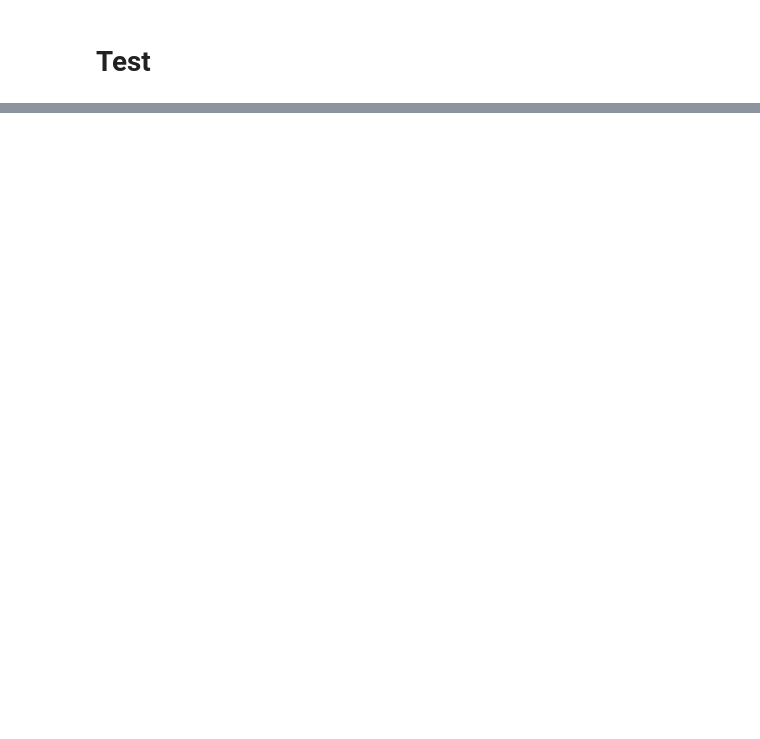
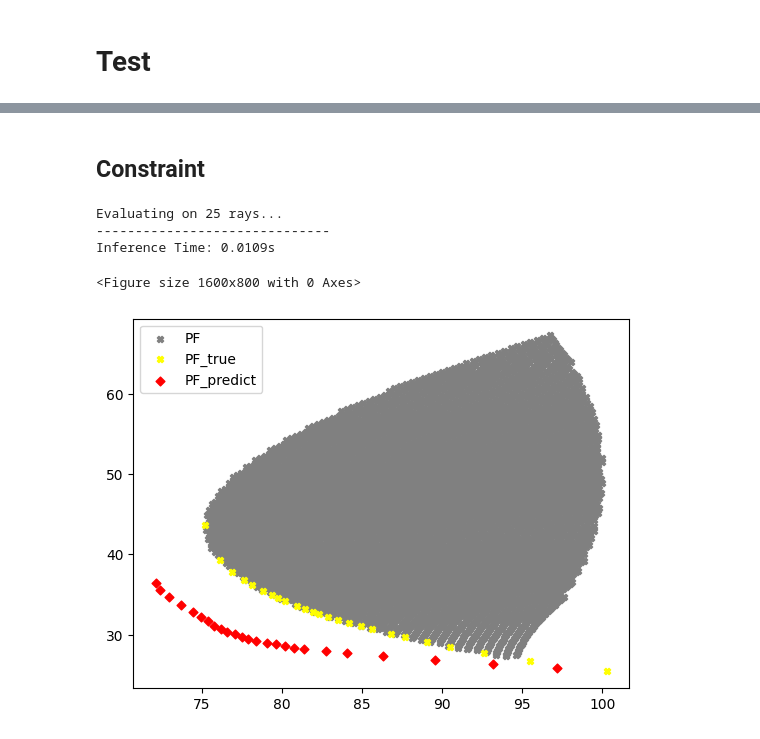
Before and after one commit to ritvien/ESP_Hypernet, a Jupyter notebook: 5_Hypernet/train_hypernet.ipynb, the cells around one changed output, grey strips where cells are left out. Cells and saved outputs as stored; diff of their text form; code cells hidden in the pictures; blank space fills up the shorter version.

Commit message:
train hypernet 2

```diff
--- a/5_Hypernet/train_hypernet.ipynb
+++ b/5_Hypernet/train_hypernet.ipynb
@@ -321,0 +435,48 @@ plot_trajectories(obs_true=np.array(pf_true),obs_predict=np.array(pf_pred),obs_p
+# %% [markdown]
+## Constraint
+# %%
+hypernet_c.eval()
+
+pf_pred = []
+tmp_err = []
+
+t1 = time.time()
+
+
+print(f"Evaluating on {len(test_rays)} rays...")
+
+for r in test_rays:
+
+
+    # --- Dự đoán với Hypernetwork ---
+    ray_t = torch.from_numpy(r).float().unsqueeze(0)
+
+    with torch.no_grad():
+        output_x = hypernet_c(ray_t).squeeze()
+
+        vals = [func(output_x).item() for func in prob.f]
+
+        obj_pred = np.array(vals)
+
+    pf_pred.append(obj_pred)
+
+#     err = np.sum(np.abs(obj_pred - y_test))
+#     tmp_err.append(err)
+
+
+t2 = time.time()
+
+pf_pred = np.array(pf_pred)
+
+print("-" * 30)
+# print(f"Mean L1 Error: {np.mean(tmp_err):.6f}")
+print(f"Inference Time: {t2-t1:.4f}s")
+# %% [output]
+Evaluating on 25 rays...
+------------------------------
+Inference Time: 0.0109s
+# %%
+plot_trajectories(obs_true=np.array(pf_true),obs_predict=np.array(pf_pred),obs_pareto_front=target_space , figsize=(16, 8))
+# %% [output]
+<Figure size 1600x800 with 0 Axes>
+[figure, added]
```
Also changed, not shown: parts of 14 cells of this notebook.
